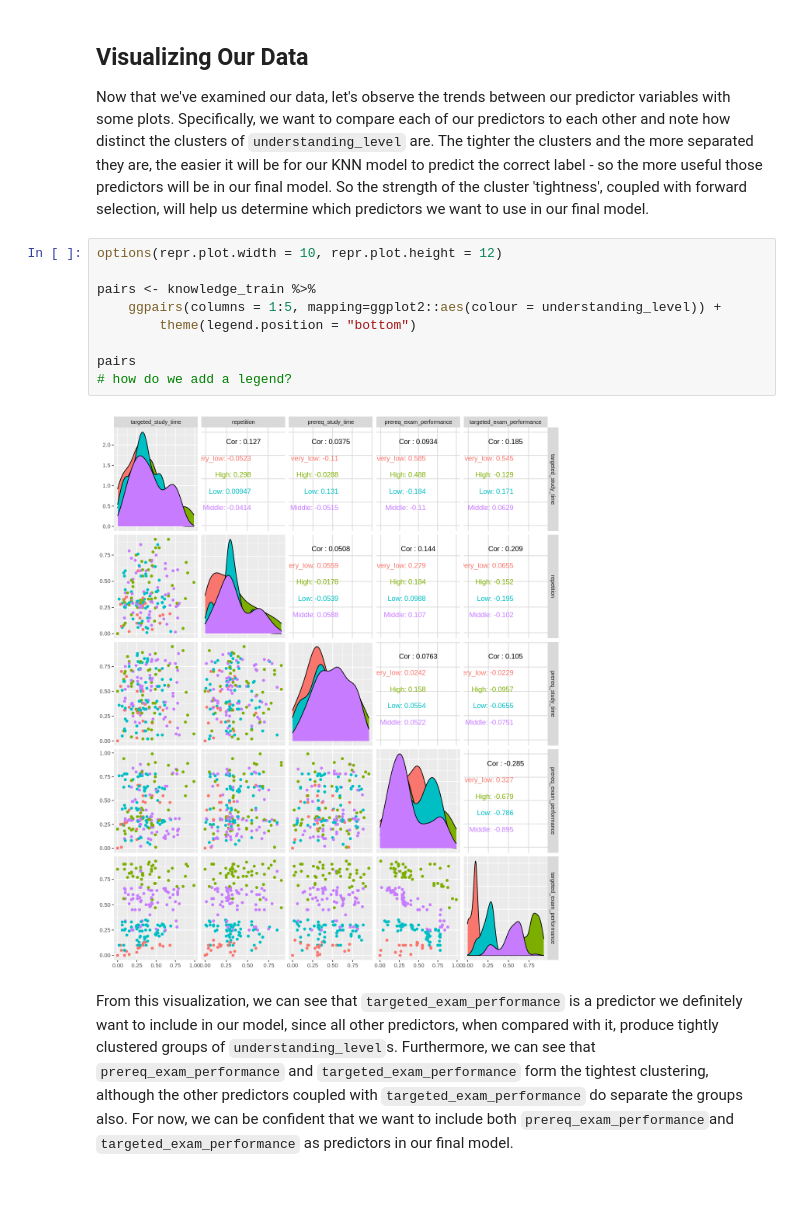
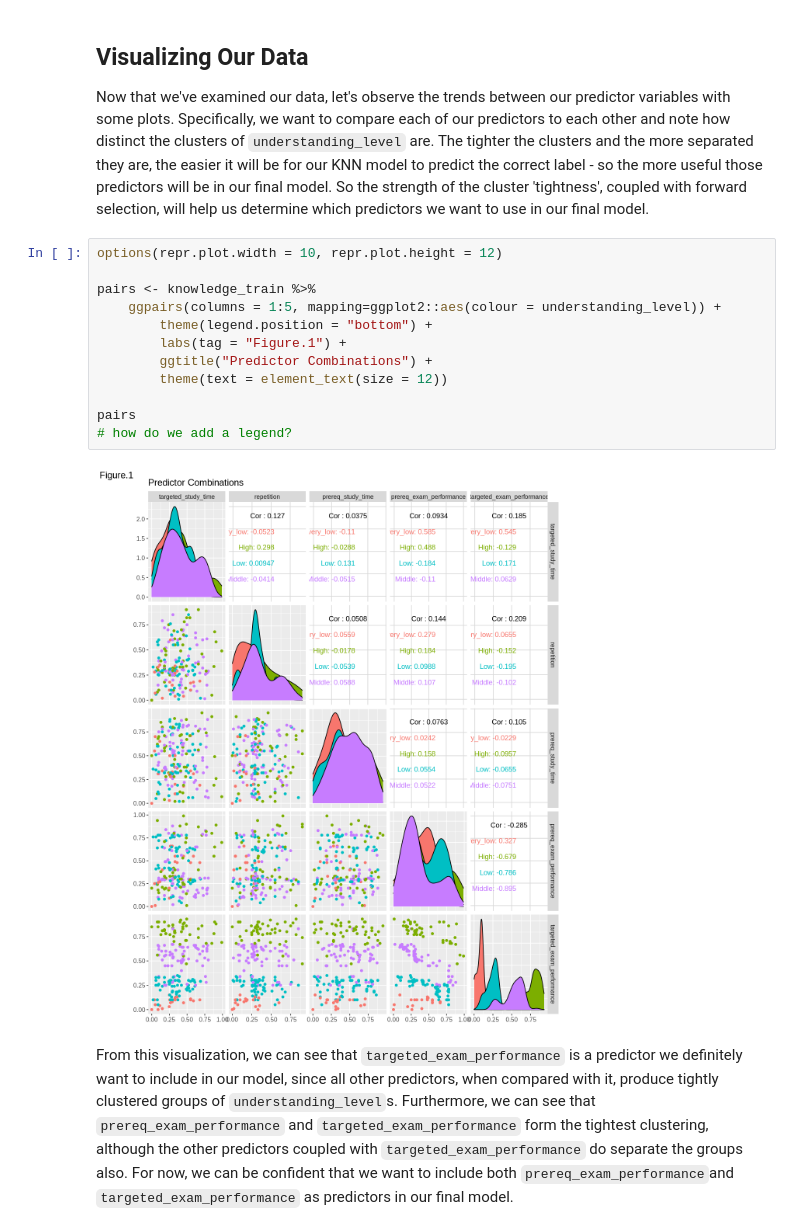
Before and after one commit to cinadia/dsci-project, a Jupyter notebook: Group_Proposal.ipynb, the cells around one changed output. Drawn from its saved outputs; the diff is of its cells as text; blank space fills up the shorter version.

Commit message:
Add Table/ Figure Number

```diff
--- a/Group_Proposal.ipynb
+++ b/Group_Proposal.ipynb
@@ -155,14 +167,17 @@ Now that we've examined our data, let's observe the trends between our predictor
 # %%
 options(repr.plot.width = 10, repr.plot.height = 12)
 
 pairs <- knowledge_train %>%
     ggpairs(columns = 1:5, mapping=ggplot2::aes(colour = understanding_level)) +
-        theme(legend.position = "bottom")
+        theme(legend.position = "bottom") +
+        labs(tag = "Figure.1") +
+        ggtitle("Predictor Combinations") +
+        theme(text = element_text(size = 12))
 
 pairs
 # how do we add a legend?
 # %% [output]
-[figure, old version]
+[figure, new version]
 # %% [markdown]
 From this visualization, we can see that `targeted_exam_performance` is a predictor we definitely want to include in our model, since all other predictors, when compared with it, produce tightly clustered groups of `understanding_level`s. Furthermore, we can see that `prereq_exam_performance` and `targeted_exam_performance` form the tightest clustering, although the other predictors coupled with `targeted_exam_performance` do separate the groups also. For now, we can be confident that we want to include both `prereq_exam_performance`and `targeted_exam_performance` as predictors in our final model.
 # %% [markdown]
```
Also changed, not shown: parts of 11 cells of this notebook.
